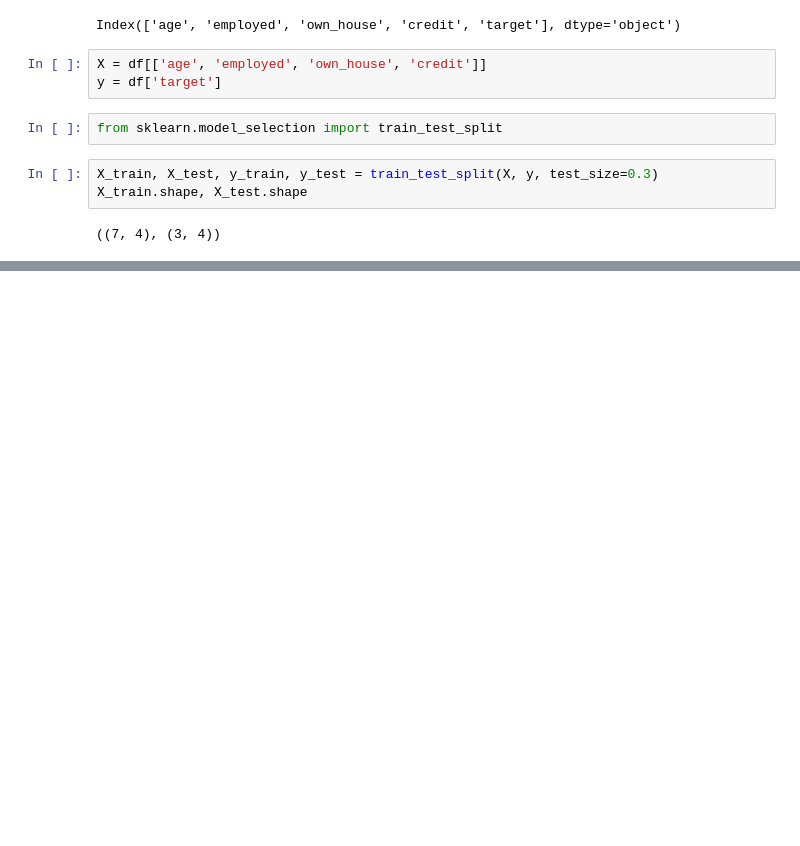
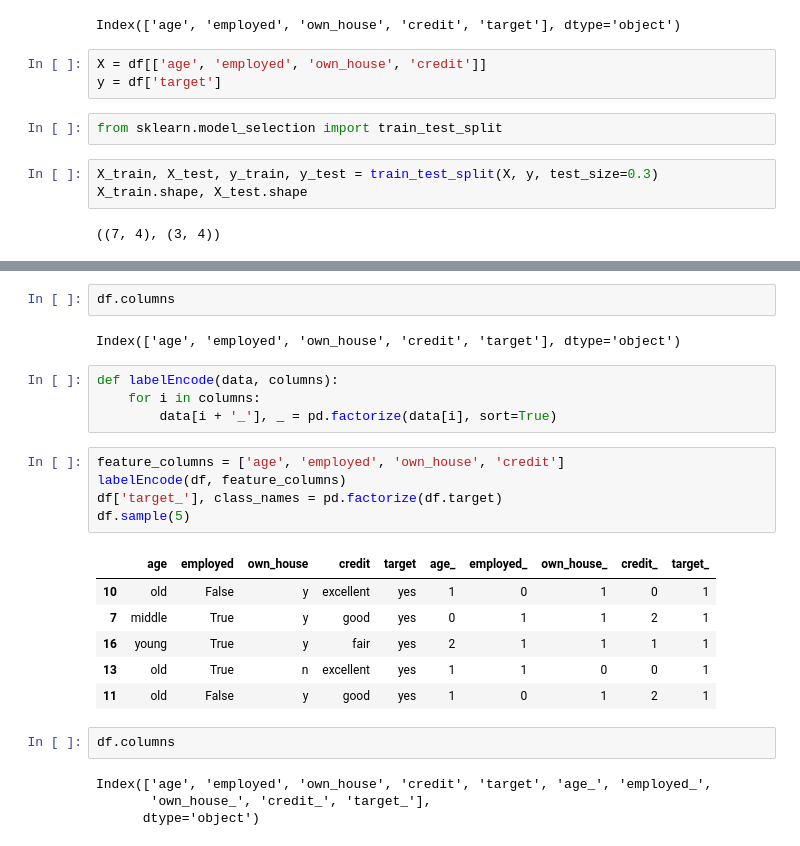
Before and after one commit to aukrit1993/my_machine_learning, a Jupyter notebook: chape_16.ipynb, the cells around one changed output, grey strips where cells are left out. Cells and saved outputs as stored; diff of their text form; blank space fills up the shorter version.

```diff
--- a/chape_16.ipynb
+++ b/chape_16.ipynb
@@ -139,0 +182,26 @@ X_test
+# %%
+df.columns
+# %% [output]
+Index(['age', 'employed', 'own_house', 'credit', 'target'], dtype='object')
+# %%
+def labelEncode(data, columns):
+    for i in columns:
+        data[i + '_'], _ = pd.factorize(data[i], sort=True)
+# %%
+feature_columns = ['age', 'employed', 'own_house', 'credit']
+labelEncode(df, feature_columns)
+df['target_'], class_names = pd.factorize(df.target)
+df.sample(5)
+# %% [output]
+|  | age | employed | own_house | credit | target | age_ | employed_ | own_house_ | credit_ | target_ |
+| 10 | old | False | y | excellent | yes | 1 | 0 | 1 | 0 | 1 |
+| 7 | middle | True | y | good | yes | 0 | 1 | 1 | 2 | 1 |
+| 16 | young | True | y | fair | yes | 2 | 1 | 1 | 1 | 1 |
+| 13 | old | True | n | excellent | yes | 1 | 1 | 0 | 0 | 1 |
+| 11 | old | False | y | good | yes | 1 | 0 | 1 | 2 | 1 |
+# %%
+df.columns
+# %% [output]
+Index(['age', 'employed', 'own_house', 'credit', 'target', 'age_', 'employed_',
+       'own_house_', 'credit_', 'target_'],
+      dtype='object')
```
Also changed, not shown: parts of 35 cells of this notebook.
